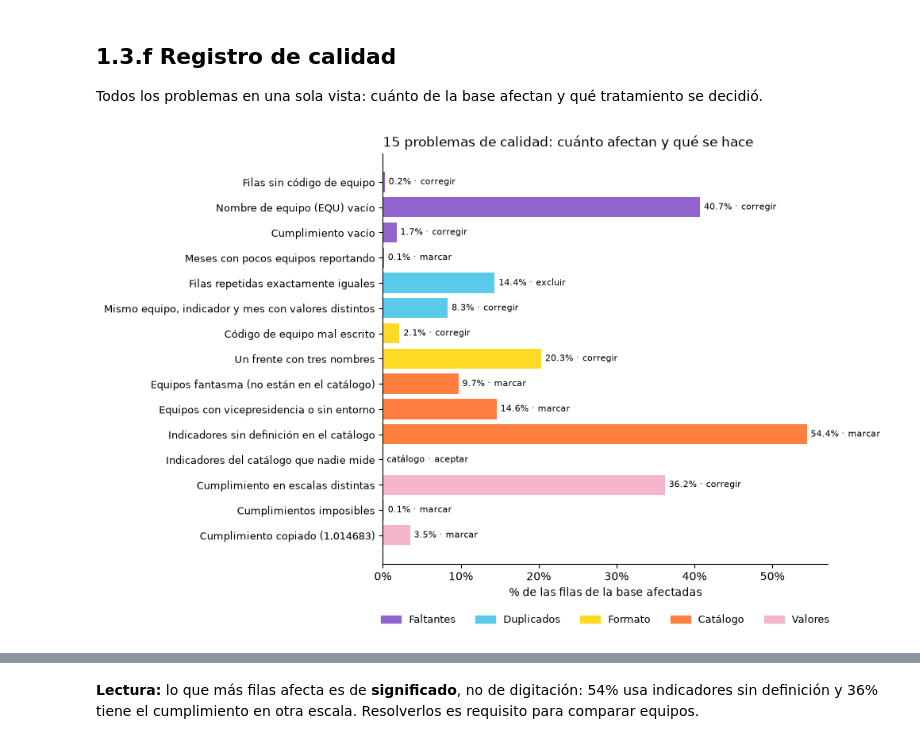
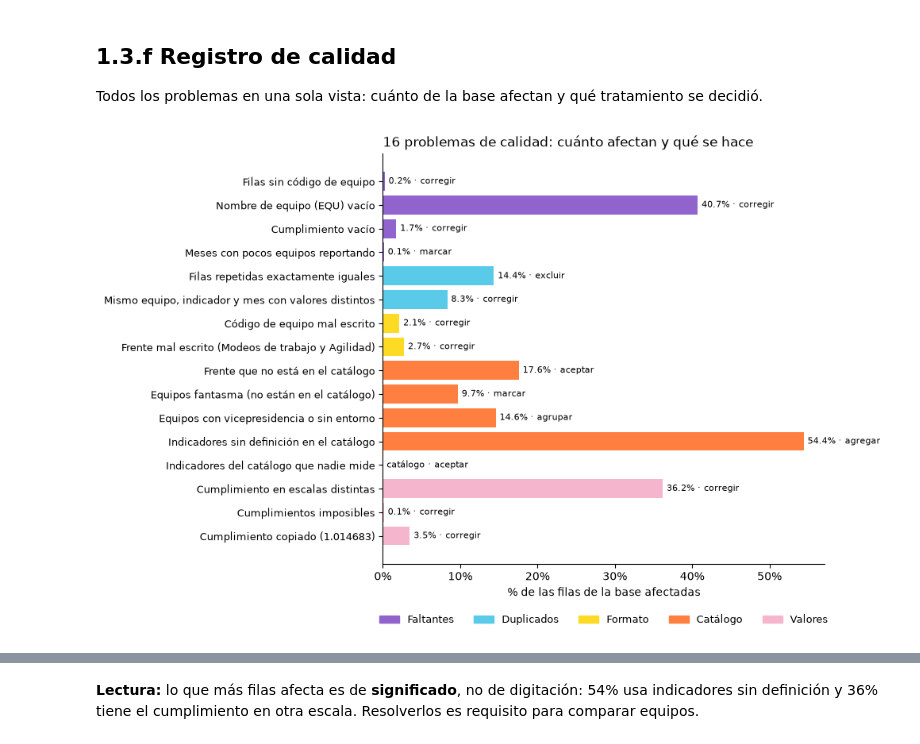
Before and after one commit to santiagoneusa/cib-de-technical-interview, a Jupyter notebook: 1_experimentacion/notebooks/1_3_evaluacion_calidad.ipynb, the cells around one changed output, grey strips where cells are left out. Drawn from its saved outputs; the diff is of its cells as text; code cells hidden in the pictures.

```diff
--- a/1_experimentacion/notebooks/1_3_evaluacion_calidad.ipynb
+++ b/1_experimentacion/notebooks/1_3_evaluacion_calidad.ipynb
@@ -27,7 +27,7 @@ import pandas as pd
 
 pd.set_option("display.max_colwidth", 80)
 
-ARCHIVO = Path("../../0_datos/entrada/KPIS_historico.xlsx")
+ARCHIVO = Path("../../0_datos/1_originales/KPIS_historico.xlsx")
 VERDE, AMARILLO, NARANJA, ROJO, AZUL, MORADO, ROSADO, GRIS, GRIS_CLARO = (
     "#00c389", "#fdda24", "#ff7f41", "#e03c31", "#59cbe8", "#9063cd", "#f5b6cd", "#9e9a99", "#e6e3e2")
 
@@ -152,8 +152,9 @@ plt.show()
 ## 1.3.c Formato
 # %%
 mal_escrito = kpis["Codigo_EQU"].notna() & (kpis["Codigo_EQU"] != kpis["codigo_equipo"])
-FRENTES_AGILIDAD = {"Talento + Agilidad": NARANJA, "Modelos de trabajo y Agilidad": VERDE, "Modeos de trabajo y Agilidad": NARANJA}
-frente_a_corregir = kpis["Frente"].isin(["Talento + Agilidad", "Modeos de trabajo y Agilidad"])
+FRENTES_AGILIDAD = {"Talento + Agilidad": NARANJA, "Modelos de trabajo y Agilidad": VERDE, "Modeos de trabajo y Agilidad": AMARILLO}
+frente_a_corregir = kpis["Frente"] == "Modeos de trabajo y Agilidad"
+frente_fuera_de_catalogo = ~kpis["Frente"].isin(cat_indicadores["Frente"])
 
 fig, (izq, der) = plt.subplots(1, 2, figsize=(13, 3), gridspec_kw={"width_ratios": [1, 2]})
 escrituras = {"Escrituras del código": kpis["Codigo_EQU"].nunique(), "Equipos reales": kpis["codigo_equipo"].nunique()}
@@ -172,7 +173,7 @@ for i, (nombre, p) in enumerate(periodos.iterrows()):
 der.invert_yaxis()
 der.set_xlim(right=periodos["max"].max() + pd.Timedelta(days=330))
 der.set_yticks([])
-der.set_title("Frente de agilidad: un nombre por año (verde = nombre correcto)", loc="left")
+der.set_title("Frentes de agilidad: amarillo = error de digitación, naranja = no está en el catálogo", loc="left")
 limpiar_ejes(der, ("top", "right", "left"))
 plt.tight_layout()
 plt.show()
@@ -291,10 +292,14 @@ registro = pd.DataFrame([
     ("Formato", "Código de equipo mal escrito", mal_escrito.sum(),
      f"{pct(mal_escrito.sum(), TOTAL)}; {kpis['Codigo_EQU'].nunique()} escrituras para {kpis['codigo_equipo'].nunique()} equipos",
      "Un mismo equipo parece varios equipos distintos.", "corregir (mayúsculas y 5 dígitos)"),
-    ("Formato", "Un frente con tres nombres", frente_a_corregir.sum(),
-     pct(frente_a_corregir.sum(), TOTAL) + "; Talento + Agilidad (2023-24), Modelos… (2025), Modeos… (2026)",
-     "El histórico del frente se ve cortado en tres frentes distintos.",
-     "corregir (homologar a 'Modelos de trabajo y Agilidad', también en el catálogo)"),
+    ("Formato", "Frente mal escrito (Modeos de trabajo y Agilidad)", frente_a_corregir.sum(),
+     pct(frente_a_corregir.sum(), TOTAL) + "; el error también está en el catálogo",
+     "El histórico del frente se ve partido en dos frentes.",
+     "corregir (Modelos de trabajo y Agilidad, también en el catálogo)"),
+    ("Catálogo", "Frente que no está en el catálogo", frente_fuera_de_catalogo.sum(),
+     pct(frente_fuera_de_catalogo.sum(), TOTAL) + "; " + ", ".join(kpis.loc[frente_fuera_de_catalogo, "Frente"].unique()) + " (2023-24)",
+     "Sus indicadores no coinciden con los de ningún frente del catálogo: no se puede asumir que sea otro frente con otro nombre.",
+     "aceptar y reportar para actualizar el catálogo"),
     ("Catálogo", "Equipos fantasma (no están en el catálogo)", fantasma.sum(),
      f"{pct(fantasma.sum(), TOTAL)} de {kpis.loc[fantasma, 'codigo_equipo'].nunique()} equipos; {activos} siguen activos en 2026",
      "No se pueden agrupar por entorno.", "marcar como 'Sin entorno' y reportar los activos al dueño del catálogo"),
@@ -302,43 +307,43 @@ registro = pd.DataFrame([
      f"{pct((ubicacion == 'Vicepresidencia o sin entorno').sum(), TOTAL)} de "
      f"{kpis.loc[ubicacion == 'Vicepresidencia o sin entorno', 'codigo_equipo'].nunique()} equipos",
      "Mezclarlos con entornos compara niveles distintos de la organización.",
-     "marcar como 'Sin entorno' conservando la vicepresidencia"),
+     "agrupar con su vicepresidencia; los marcados sin entorno quedan 'Sin entorno'"),
     ("Catálogo", "Indicadores sin definición en el catálogo", (estado_indicador == "Sin definición").sum(),
      f"{kpis.loc[estado_indicador == 'Sin definición', 'Indicador'].nunique()} de {kpis['Indicador'].nunique()} indicadores; "
      f"{pct((estado_indicador == 'Sin definición').sum(), TOTAL)}",
-     "No se sabe qué miden, en qué unidad ni si más alto es mejor.", "marcar y documentar con el dueño del indicador"),
+     "No se sabe qué miden, en qué unidad ni si más alto es mejor.", "agregar al catálogo como pendiente y documentar con su dueño"),
     ("Catálogo", "Indicadores del catálogo que nadie mide", 0,
      f"{len(sin_equipos)} de {len(cat_indicadores)}: {', '.join(sin_equipos['Indicador'])} (misma definición)",
      "Catálogo desactualizado o índice consolidado que no llega a la base.", "aceptar y reportar"),
     ("Valores", "Cumplimiento en escalas distintas", encuestas.sum(),
      f"{pct(encuestas.sum(), TOTAL)}; las encuestas reportan el puntaje, no el % de la meta "
      f"(mediana {kpis.loc[encuestas, 'Cumplimiento'].median():.1f} vs {kpis.loc[~encuestas, 'Cumplimiento'].median():.1f})",
      "Promediar cumplimientos favorece 4 veces a los equipos medidos por encuesta.", "corregir (cumplimiento = Resultado / Meta)"),
     ("Valores", "Cumplimientos imposibles", extremos.sum(),
      pct(extremos.sum(), TOTAL) + "; " + ", ".join(f"{i} hasta {v:,.0f}" for i, v in mayor_extremo.items()),
-     "Una sola fila extrema domina cualquier promedio.", "marcar y excluir del análisis"),
+     "Una sola fila extrema domina cualquier promedio.", "corregir (Resultado / Meta); si no se puede, dejar vacío"),
     ("Valores", "Cumplimiento copiado (1.014683)", copiado.sum(),
      f"{pct(copiado.sum(), TOTAL)} en {', '.join(kpis.loc[copiado, 'Indicador'].unique())}, "
      f"con {kpis.loc[copiado, 'Resultado'].nunique()} resultados distintos",
-     "Parece un valor por defecto copiado, no una medición.", "marcar y excluir del análisis"),
+     "Parece un valor por defecto copiado, no una medición.", "corregir (Resultado / Meta)"),
 ], columns=["categoria", "problema", "filas_afectadas", "evidencia", "impacto", "tratamiento"])
 
 orden = registro.iloc[::-1]
 fig, ax = plt.subplots(figsize=(10, 6.5))
 ax.barh(range(len(orden)), orden["filas_afectadas"] / TOTAL, color=orden["categoria"].map(CATEGORIAS))
 for i, fila in enumerate(orden.itertuples()):
     texto = f"{fila.filas_afectadas / TOTAL:.1%}" if fila.filas_afectadas else "catálogo"
     ax.text(fila.filas_afectadas / TOTAL + 0.005, i, f"{texto} · {fila.tratamiento.split(' ')[0]}", va="center", fontsize=8)
 ax.set_yticks(range(len(orden)), orden["problema"], fontsize=9)
 ax.xaxis.set_major_formatter(lambda x, _: f"{x:.0%}")
 ax.set_xlabel("% de las filas de la base afectadas")
 leyenda(ax, CATEGORIAS, y=-0.1)
 ax.set_title(f"{len(registro)} problemas de calidad: cuánto afectan y qué se hace", loc="left")
 limpiar_ejes(ax)
 plt.tight_layout()
 plt.show()
 # %% [output]
-[figure, old version]
+[figure, new version]
 # %%
 # Registro completo con la categoría como etiqueta de color
 tabla = registro[["categoria", "problema", "evidencia", "impacto", "tratamiento"]]
```
Also changed, not shown: parts of 3 cells of this notebook, 21 other files.
